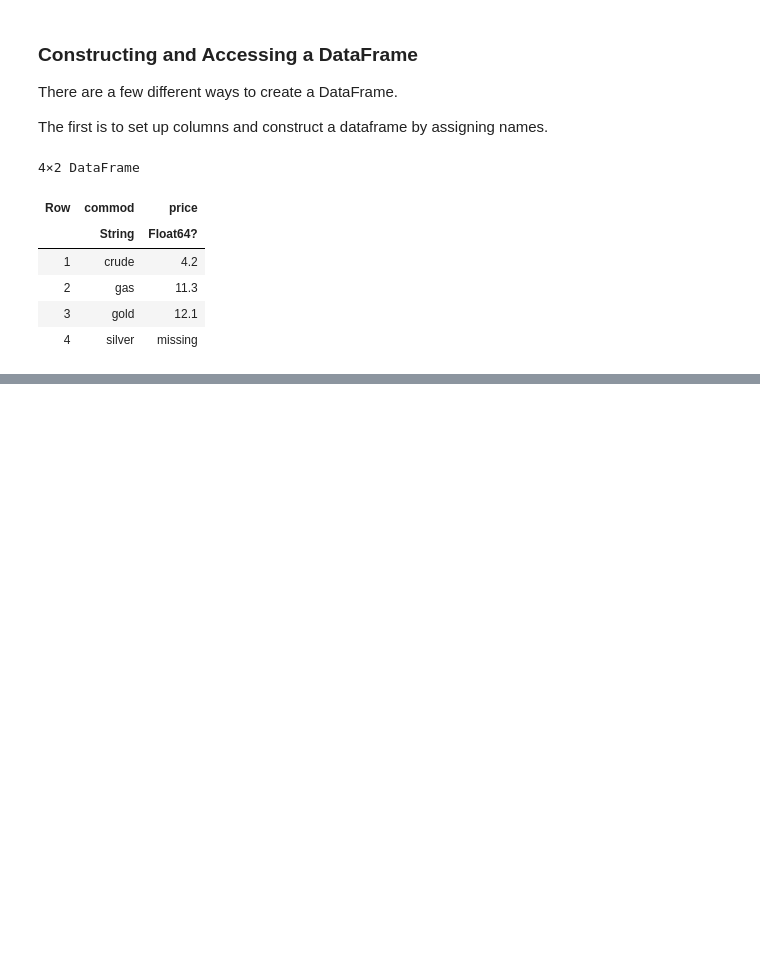
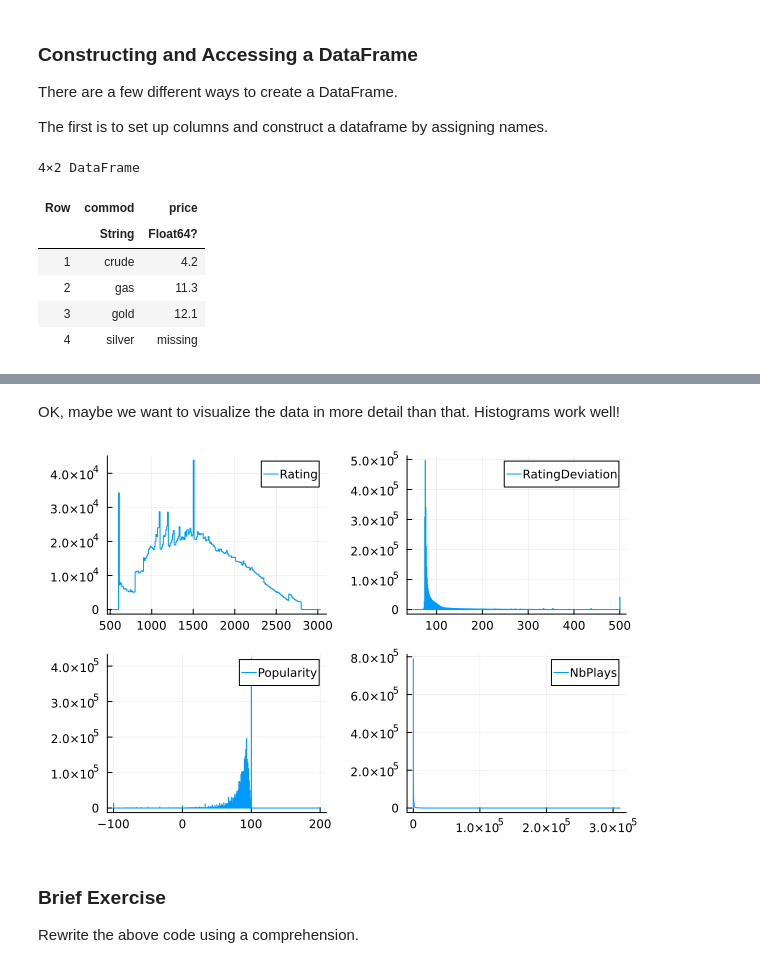
Before and after one commit to dgevans/ComputationalBootcamp, a Jupyter notebook: Week 1/Day 2: Useful Packages for Working With Data.ipynb, the cells around one changed output, grey strips where cells are left out. Drawn from its saved outputs; the diff is of its cells as text; code cells hidden in the pictures; blank space fills up the shorter version.

```diff
--- a/Week 1/Day 2: Useful Packages for Working With Data.ipynb
+++ b/Week 1/Day 2: Useful Packages for Working With Data.ipynb
@@ -136,0 +345,5 @@ df = DataFrame(commod = commodities, price = last_price)
+# %%
+using CSV
+using DataFrames
+puzzles = CSV.read("new_puzzles.csv", DataFrame; delim=',', header=["PuzzleId", "FEN", "Moves", "Rating", "RatingDeviation",
+                            "Popularity", "NbPlays", "Themes", "GameUrl", "OpeningTag", "OpeningVariation"])
@@ -136,0 +409,14 @@ df = DataFrame(commod = commodities, price = last_price)
+# %% [markdown]
+OK, maybe we want to visualize the data in more detail than that. Histograms work well!
+# %%
+using Plots
+plot(histogram(puzzles.Rating; label="Rating"),
+histogram(puzzles.RatingDeviation; label="RatingDeviation"),
+histogram(puzzles.Popularity; label="Popularity"),
+histogram(puzzles.NbPlays; label="NbPlays"))
+# %% [output]
+[figure, added]
+# %% [markdown]
+### Brief Exercise
+
+Rewrite the above code using a comprehension.
```
Also changed, not shown: parts of 48 cells of this notebook, 1 other file.
